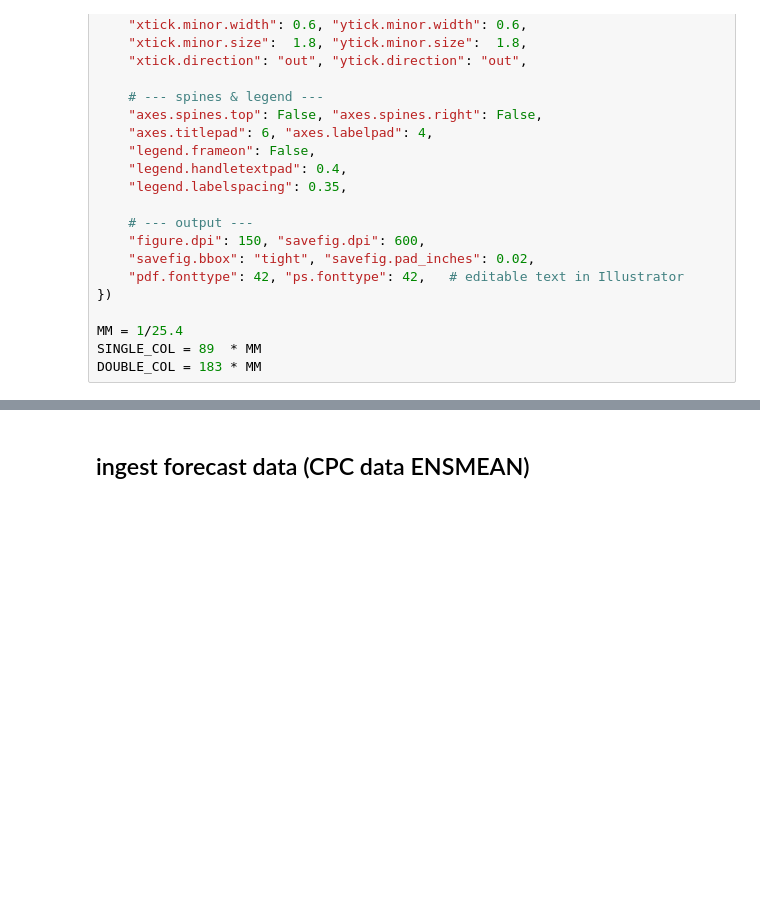
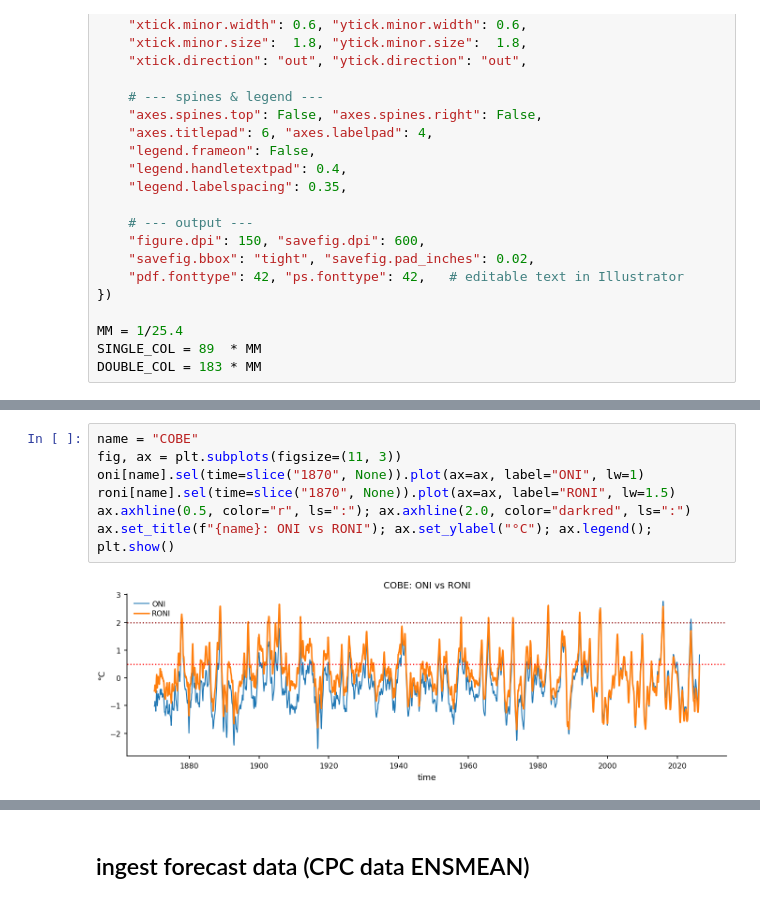
Before and after one commit to adisen99/extreme_el_nino_2026, a Jupyter notebook: 01_observation_data_context.ipynb, the cells around one changed output, grey strips where cells are left out. Drawn from its saved outputs; the diff is of its cells as text; blank space fills up the shorter version.

```diff
--- a/01_observation_data_context.ipynb
+++ b/01_observation_data_context.ipynb
@@ -206,3 +214,12 @@ ax.set_title(f"{name}: ONI vs RONI"); ax.set_ylabel("°C"); ax.legend(); plt.sho
+# %%
+name = "COBE"
+fig, ax = plt.subplots(figsize=(11, 3))
+oni[name].sel(time=slice("1870", None)).plot(ax=ax, label="ONI", lw=1)
+roni[name].sel(time=slice("1870", None)).plot(ax=ax, label="RONI", lw=1.5)
+ax.axhline(0.5, color="r", ls=":"); ax.axhline(2.0, color="darkred", ls=":")
+ax.set_title(f"{name}: ONI vs RONI"); ax.set_ylabel("°C"); ax.legend(); plt.show()
+# %% [output]
+[figure, added]
 # %%
 import pandas as pd
 
```
Also changed, not shown: parts of 30 cells of this notebook, 3 other files.
